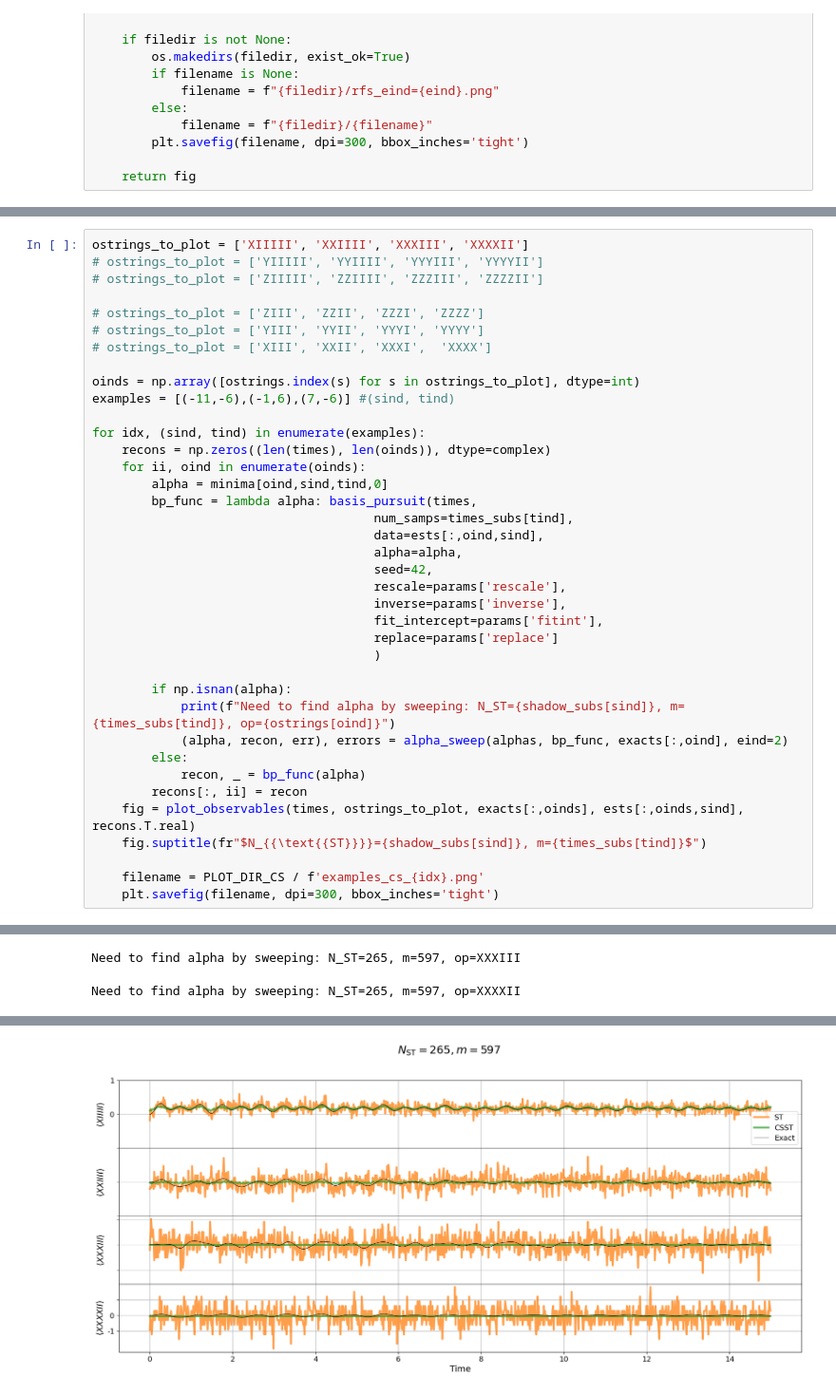
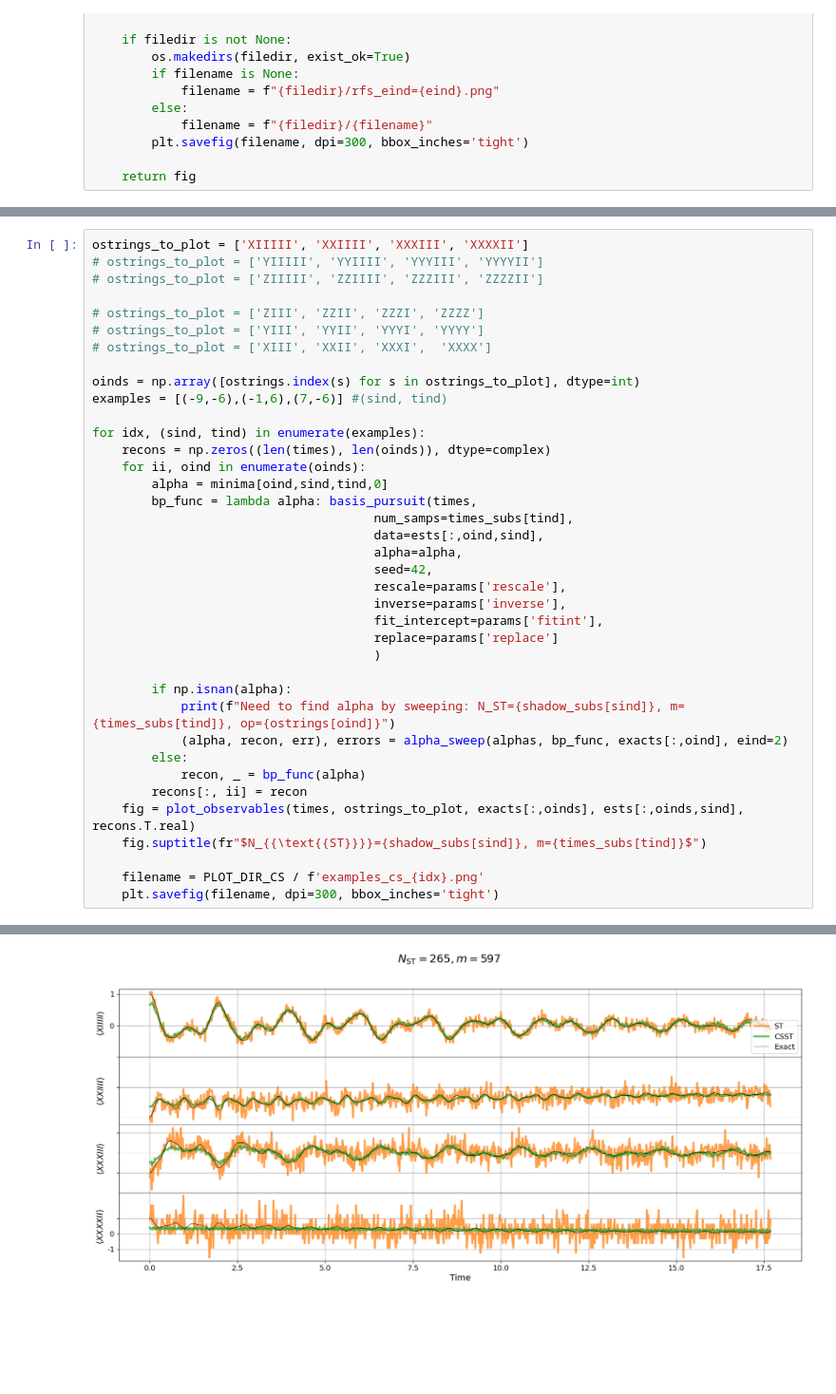
Before and after one commit to USCqserver/CSST, a Jupyter notebook: DATA_ANALYSIS.ipynb, the cells around one changed output, grey strips where cells are left out. Shown at 95% size. Cells and saved outputs as stored; diff of their text form; blank space fills up the shorter version.

```diff
--- a/DATA_ANALYSIS.ipynb
+++ b/DATA_ANALYSIS.ipynb
@@ -654,7 +654,7 @@ ostrings_to_plot = ['XIIIII', 'XXIIII', 'XXXIII', 'XXXXII']
 # ostrings_to_plot = ['XIII', 'XXII', 'XXXI',  'XXXX']
 
 oinds = np.array([ostrings.index(s) for s in ostrings_to_plot], dtype=int)
-examples = [(-11,-6),(-1,6),(7,-6)] #(sind, tind)
+examples = [(-9,-6),(-1,6),(7,-6)] #(sind, tind)
 
 for idx, (sind, tind) in enumerate(examples):
     recons = np.zeros((len(times), len(oinds)), dtype=complex)
@@ -689,2 +687,0 @@ Need to find alpha by sweeping: N_ST=265, m=597, op=XXIIII
-Need to find alpha by sweeping: N_ST=265, m=597, op=XXXIII
-Need to find alpha by sweeping: N_ST=265, m=597, op=XXXXII
@@ -693 +690 @@ Need to find alpha by sweeping: N_ST=265, m=597, op=XXXXII
-[figure, old version]
+[figure, new version]
```
Also changed, not shown: parts of 4 cells of this notebook, 1 other file.
